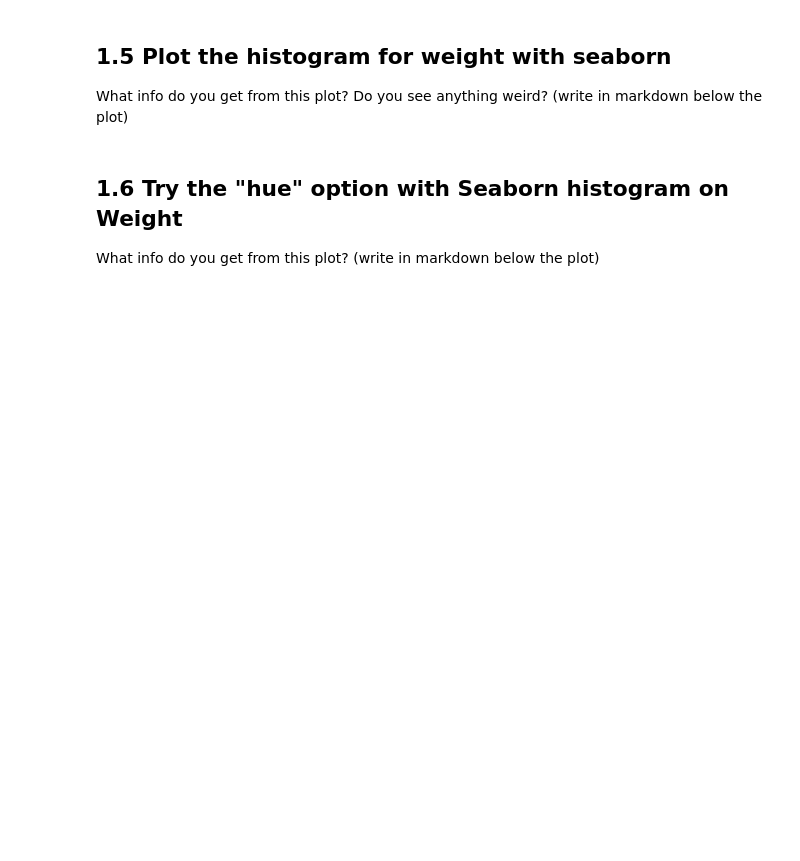
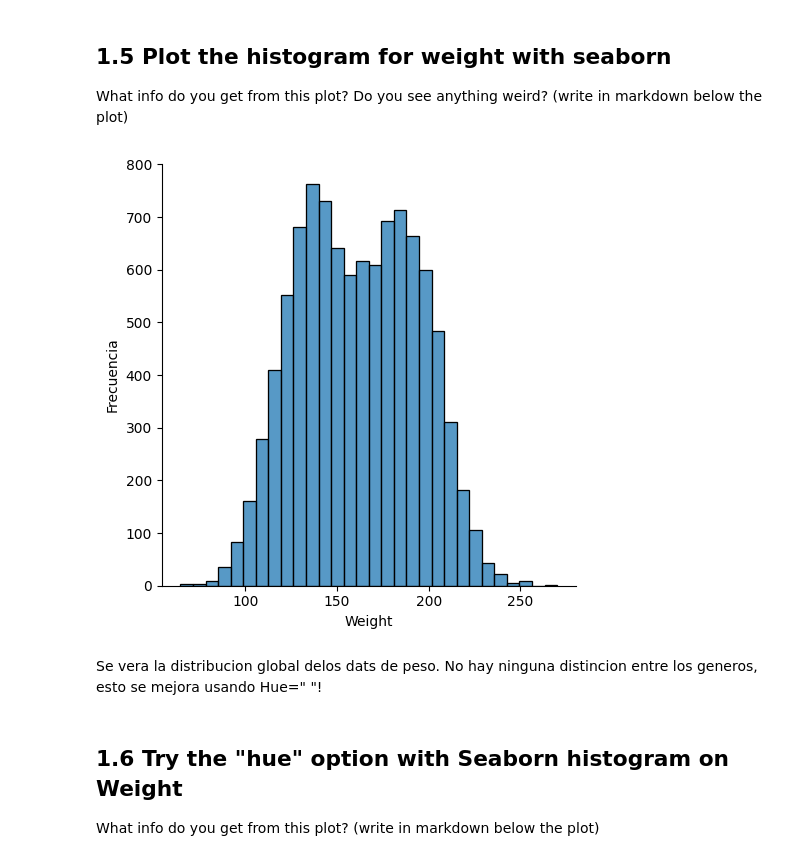
Before and after one commit to sebasrt97/Visualization-Distributions, a Jupyter notebook: plot_distribution_exercise.ipynb, the cells around one changed output. Drawn from its saved outputs; the diff is of its cells as text; code cells hidden in the pictures; blank space fills up the shorter version.

```diff
--- a/plot_distribution_exercise.ipynb
+++ b/plot_distribution_exercise.ipynb
@@ -99,6 +111,14 @@ What info do you get from this plot? (write in markdown below the plot)
 ## 1.5 Plot the histogram for weight with seaborn
 
 What info do you get from this plot? Do you see anything weird? (write in markdown below the plot)
+# %%
+sns.displot(df_weight["Weight"], bins=30 )
+plt.ylabel("Frecuencia")
+plt.show()
+# %% [output]
+[figure, added]
+# %% [markdown]
+Se vera la distribucion global delos dats de peso. No hay ninguna distincion entre los generos, esto se mejora usando Hue=" "!
 # %% [markdown]
 ## 1.6 Try the "hue" option with Seaborn histogram on Weight
 
```
Also changed, not shown: parts of 11 cells of this notebook.
